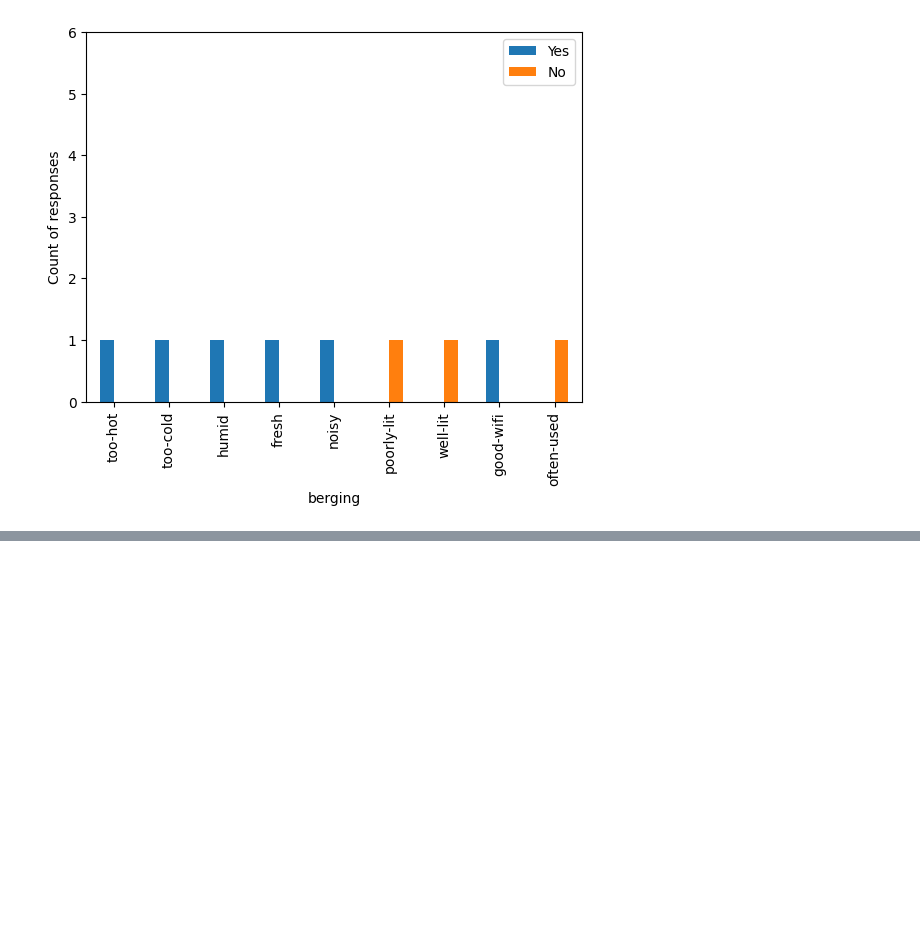
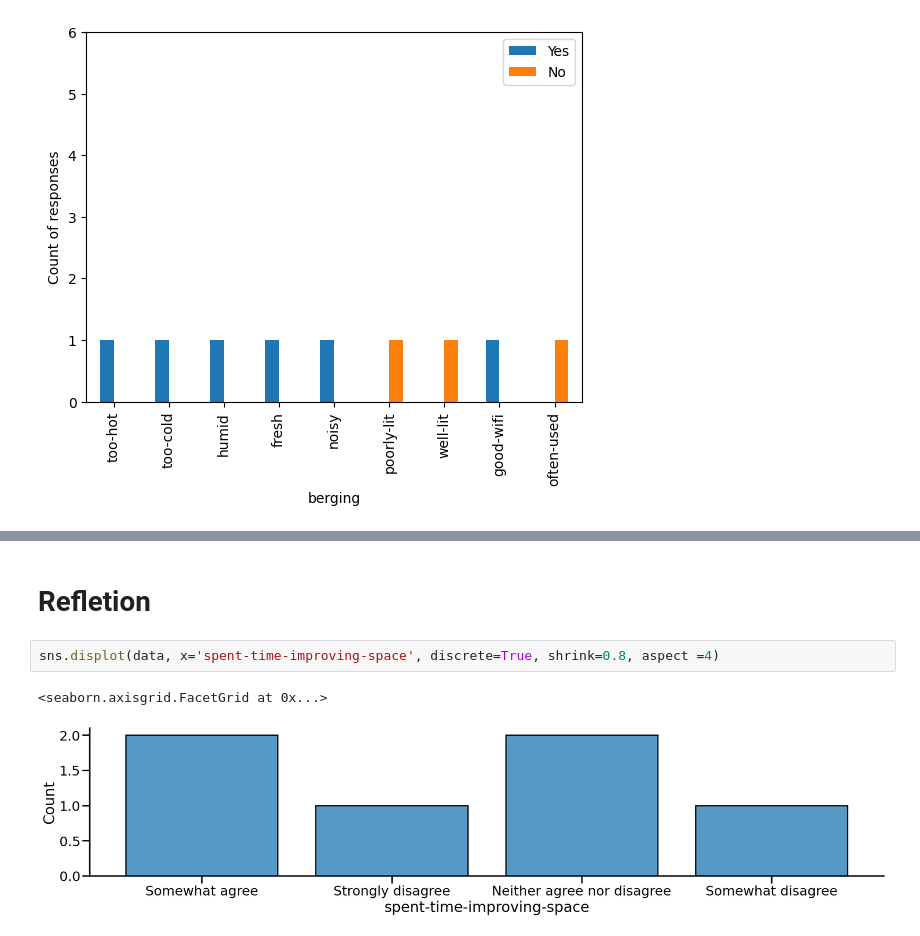
Before and after one commit to shrutirao94/spatial-inequality-nl-analysis, a Jupyter notebook: analysis.ipynb, the cells around one changed output, grey strips where cells are left out. Drawn from its saved outputs; the diff is of its cells as text; blank space fills up the shorter version.

```diff
--- a/analysis.ipynb
+++ b/analysis.ipynb
@@ -261,0 +318,7 @@ for room in rooms:
+# %% [markdown]
+# Refletion
+# %%
+sns.displot(data, x='spent-time-improving-space', discrete=True, shrink=0.8, aspect =4)
+# %% [output]
+<seaborn.axisgrid.FacetGrid at 0x...>
+[figure, added]
```
Also changed, not shown: parts of 11 cells of this notebook, 3 other files.
